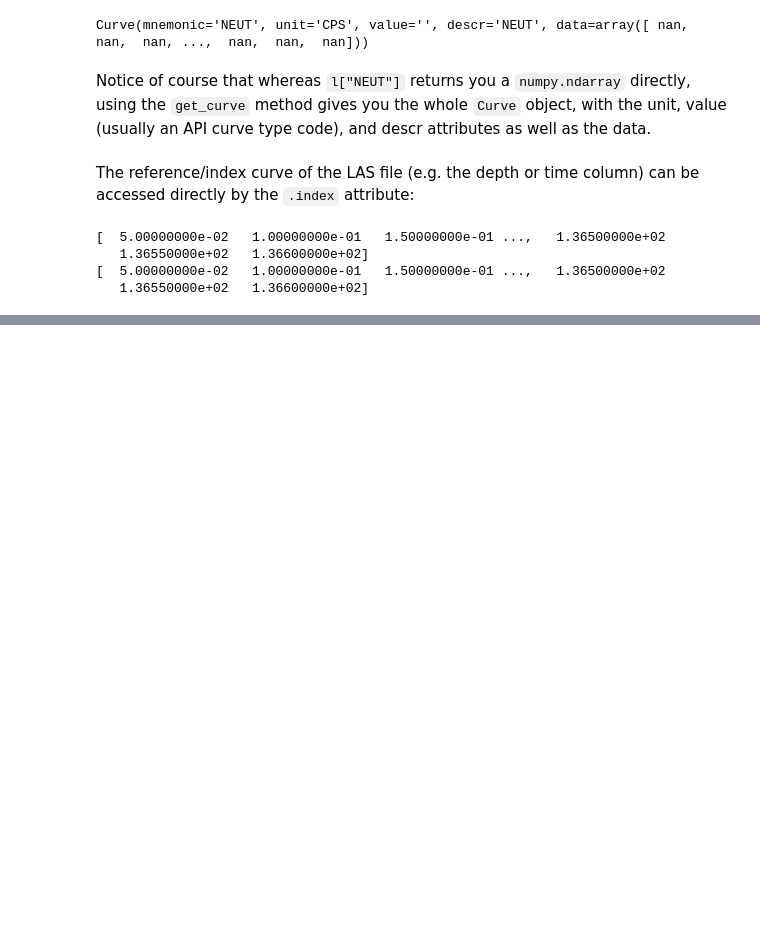
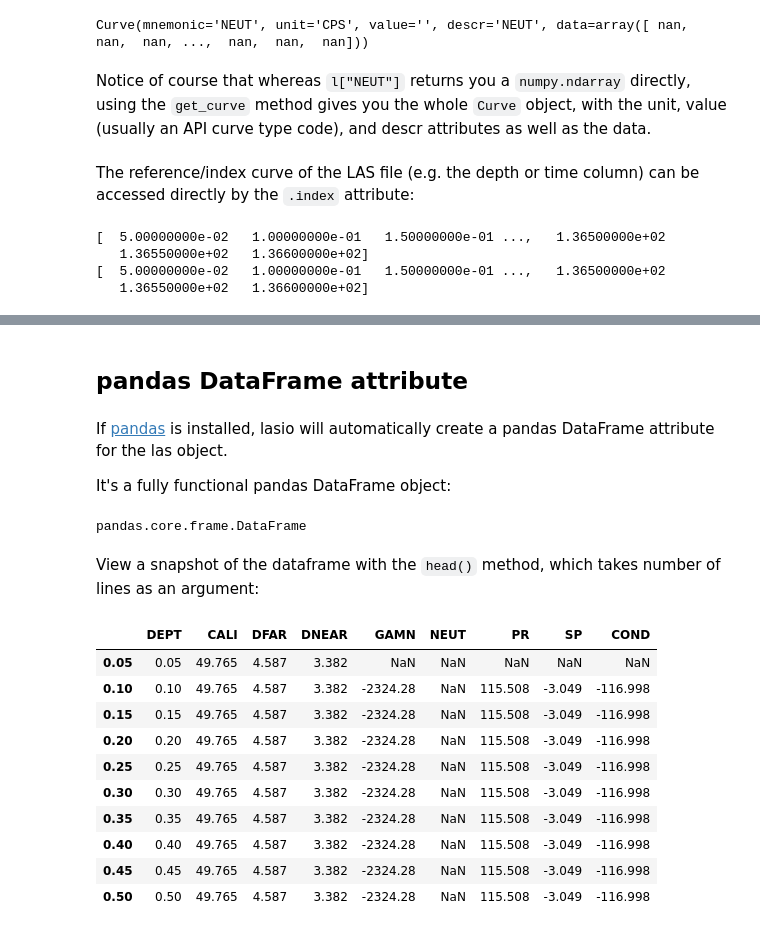
Before and after one commit to kinverarity1/lasio, a Jupyter notebook: notebooks/Detailed example of LASFile objects and attributes.ipynb, the cells around one changed output, grey strips where cells are left out. Cells and saved outputs as stored; diff of their text form; code cells hidden in the pictures; blank space fills up the shorter version.

```diff
--- a/notebooks/Detailed example of LASFile objects and attributes.ipynb
+++ b/notebooks/Detailed example of LASFile objects and attributes.ipynb
@@ -244,0 +250,26 @@ for i, curve in enumerate(l.curves[1:]):
+# %% [markdown]
+## pandas DataFrame attribute
+# %% [markdown]
+If [pandas](http://pandas.pydata.org/) is installed, lasio will automatically create a pandas DataFrame attribute for the las object.
+
+It's a fully functional pandas DataFrame object:
+# %%
+type(l.df)
+# %% [output]
+pandas.core.frame.DataFrame
+# %% [markdown]
+View a snapshot of the dataframe with the `head()` method, which takes number of lines as an argument:
+# %%
+l.df.head(10)
+# %% [output]
+|  | DEPT | CALI | DFAR | DNEAR | GAMN | NEUT | PR | SP | COND |
+| 0.05 | 0.05 | 49.765 | 4.587 | 3.382 | NaN | NaN | NaN | NaN | NaN |
+| 0.10 | 0.10 | 49.765 | 4.587 | 3.382 | -2324.28 | NaN | 115.508 | -3.049 | -116.998 |
+| 0.15 | 0.15 | 49.765 | 4.587 | 3.382 | -2324.28 | NaN | 115.508 | -3.049 | -116.998 |
+| 0.20 | 0.20 | 49.765 | 4.587 | 3.382 | -2324.28 | NaN | 115.508 | -3.049 | -116.998 |
+| 0.25 | 0.25 | 49.765 | 4.587 | 3.382 | -2324.28 | NaN | 115.508 | -3.049 | -116.998 |
+| 0.30 | 0.30 | 49.765 | 4.587 | 3.382 | -2324.28 | NaN | 115.508 | -3.049 | -116.998 |
+| 0.35 | 0.35 | 49.765 | 4.587 | 3.382 | -2324.28 | NaN | 115.508 | -3.049 | -116.998 |
+| 0.40 | 0.40 | 49.765 | 4.587 | 3.382 | -2324.28 | NaN | 115.508 | -3.049 | -116.998 |
+| 0.45 | 0.45 | 49.765 | 4.587 | 3.382 | -2324.28 | NaN | 115.508 | -3.049 | -116.998 |
+| 0.50 | 0.50 | 49.765 | 4.587 | 3.382 | -2324.28 | NaN | 115.508 | -3.049 | -116.998 |
```
Also changed, not shown: parts of 10 cells of this notebook.
